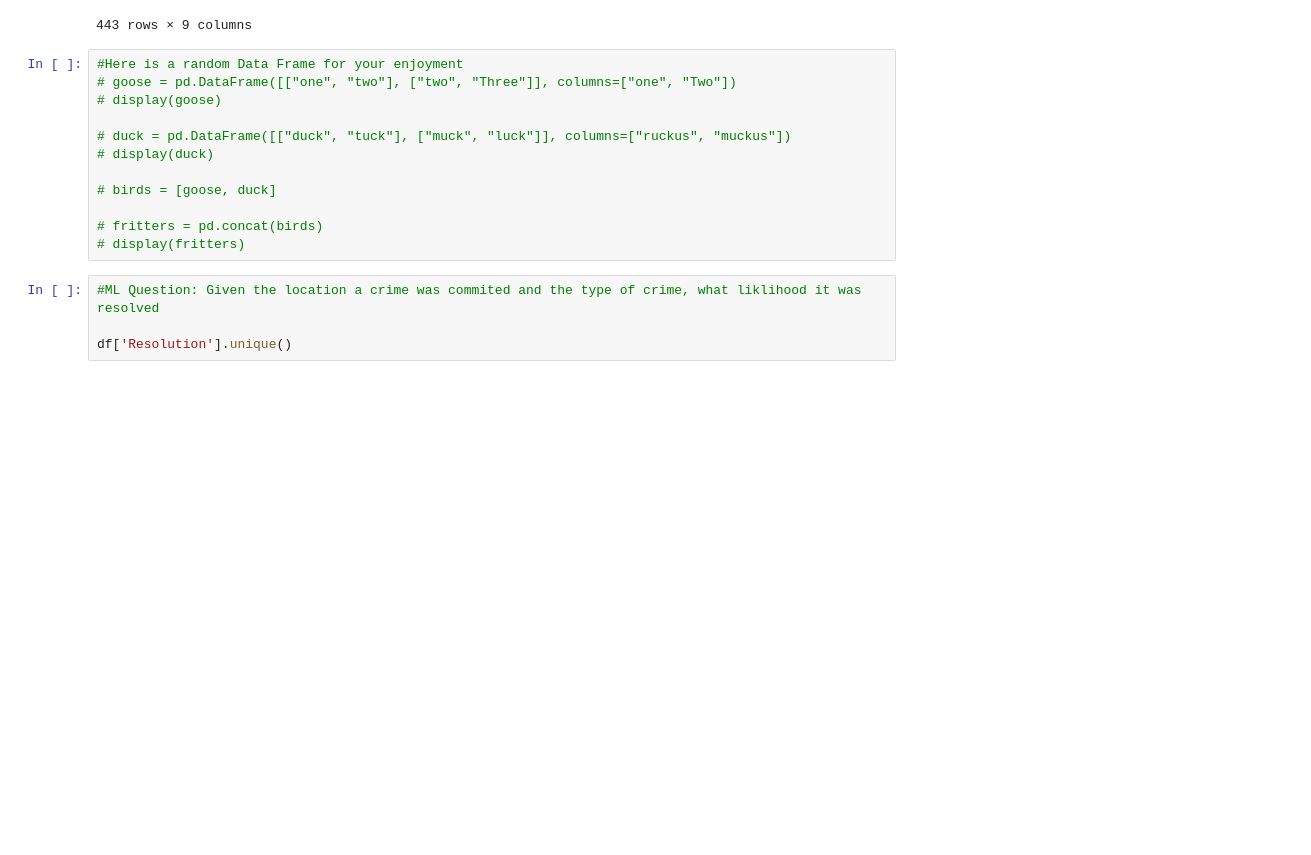
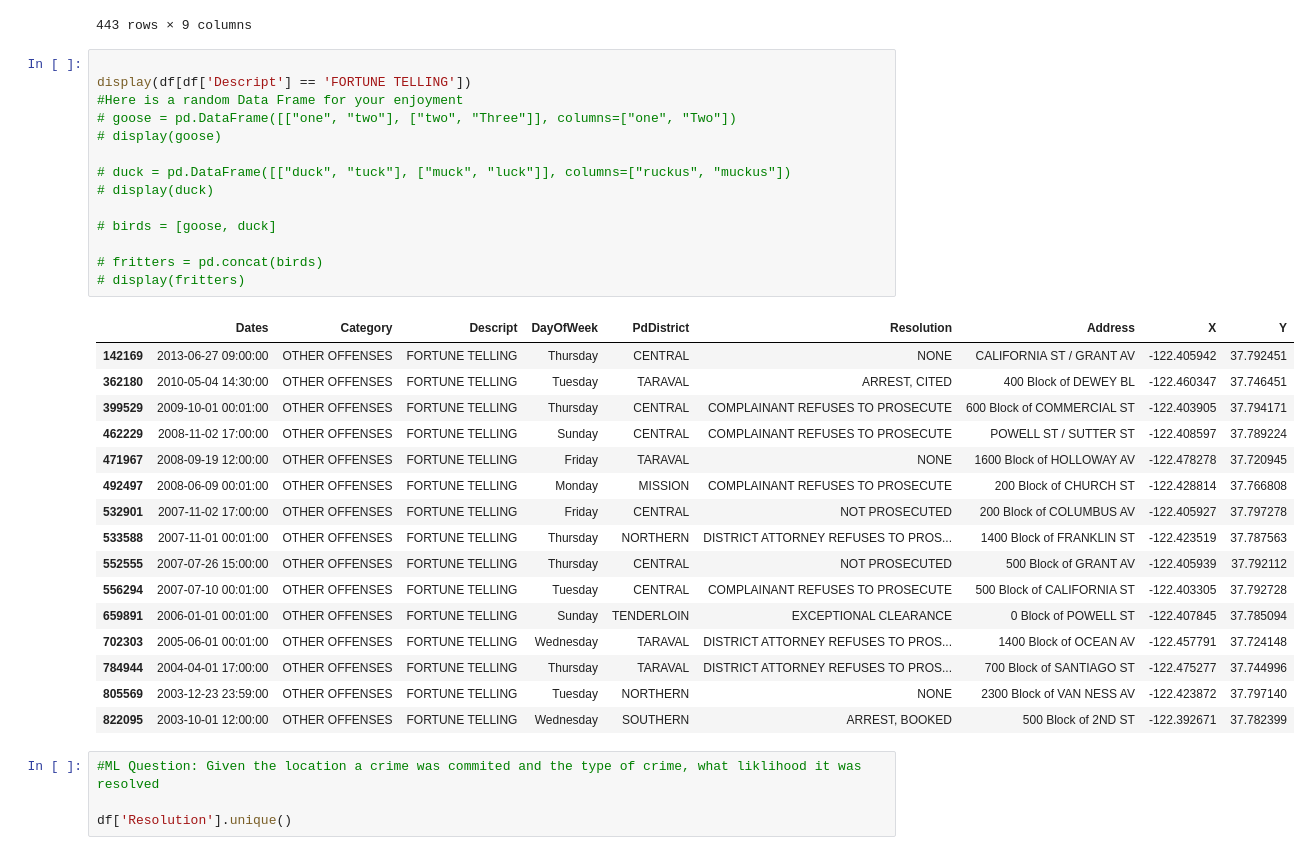
Before and after one commit to JSitter/DS-2-Machine-Learning, a Jupyter notebook: sf-crime.ipynb, the cells around one changed output. Cells and saved outputs as stored; diff of their text form; blank space fills up the shorter version.

```diff
--- a/sf-crime.ipynb
+++ b/sf-crime.ipynb
@@ -176,17 +176,36 @@ df[df["Descript"] == "DANGER OF LEADING IMMORAL LIFE"]
 | 877440 | 2003-01-07 14:08:00 | OTHER OFFENSES | DANGER OF LEADING IMMORAL LIFE | Tuesday | TENDERLOIN | ARREST, BOOKED | 0 Block of UNITED NATIONS PZ | -122.414312 | 37.779834 |
 443 rows × 9 columns
 # %%
+
+display(df[df['Descript'] == 'FORTUNE TELLING'])
 #Here is a random Data Frame for your enjoyment
 # goose = pd.DataFrame([["one", "two"], ["two", "Three"]], columns=["one", "Two"])
 # display(goose)
 
 # duck = pd.DataFrame([["duck", "tuck"], ["muck", "luck"]], columns=["ruckus", "muckus"])
 # display(duck)
 
 # birds = [goose, duck]
 
 # fritters = pd.concat(birds)
 # display(fritters)
+# %% [output]
+|  | Dates | Category | Descript | DayOfWeek | PdDistrict | Resolution | Address | X | Y |
+| 142169 | 2013-06-27 09:00:00 | OTHER OFFENSES | FORTUNE TELLING | Thursday | CENTRAL | NONE | CALIFORNIA ST / GRANT AV | -122.405942 | 37.792451 |
+| 362180 | 2010-05-04 14:30:00 | OTHER OFFENSES | FORTUNE TELLING | Tuesday | TARAVAL | ARREST, CITED | 400 Block of DEWEY BL | -122.460347 | 37.746451 |
+| 399529 | 2009-10-01 00:01:00 | OTHER OFFENSES | FORTUNE TELLING | Thursday | CENTRAL | COMPLAINANT REFUSES TO PROSECUTE | 600 Block of COMMERCIAL ST | -122.403905 | 37.794171 |
+| 462229 | 2008-11-02 17:00:00 | OTHER OFFENSES | FORTUNE TELLING | Sunday | CENTRAL | COMPLAINANT REFUSES TO PROSECUTE | POWELL ST / SUTTER ST | -122.408597 | 37.789224 |
+| 471967 | 2008-09-19 12:00:00 | OTHER OFFENSES | FORTUNE TELLING | Friday | TARAVAL | NONE | 1600 Block of HOLLOWAY AV | -122.478278 | 37.720945 |
+| 492497 | 2008-06-09 00:01:00 | OTHER OFFENSES | FORTUNE TELLING | Monday | MISSION | COMPLAINANT REFUSES TO PROSECUTE | 200 Block of CHURCH ST | -122.428814 | 37.766808 |
+| 532901 | 2007-11-02 17:00:00 | OTHER OFFENSES | FORTUNE TELLING | Friday | CENTRAL | NOT PROSECUTED | 200 Block of COLUMBUS AV | -122.405927 | 37.797278 |
+| 533588 | 2007-11-01 00:01:00 | OTHER OFFENSES | FORTUNE TELLING | Thursday | NORTHERN | DISTRICT ATTORNEY REFUSES TO PROS... | 1400 Block of FRANKLIN ST | -122.423519 | 37.787563 |
+| 552555 | 2007-07-26 15:00:00 | OTHER OFFENSES | FORTUNE TELLING | Thursday | CENTRAL | NOT PROSECUTED | 500 Block of GRANT AV | -122.405939 | 37.792112 |
+| 556294 | 2007-07-10 00:01:00 | OTHER OFFENSES | FORTUNE TELLING | Tuesday | CENTRAL | COMPLAINANT REFUSES TO PROSECUTE | 500 Block of CALIFORNIA ST | -122.403305 | 37.792728 |
+| 659891 | 2006-01-01 00:01:00 | OTHER OFFENSES | FORTUNE TELLING | Sunday | TENDERLOIN | EXCEPTIONAL CLEARANCE | 0 Block of POWELL ST | -122.407845 | 37.785094 |
+| 702303 | 2005-06-01 00:01:00 | OTHER OFFENSES | FORTUNE TELLING | Wednesday | TARAVAL | DISTRICT ATTORNEY REFUSES TO PROS... | 1400 Block of OCEAN AV | -122.457791 | 37.724148 |
+| 784944 | 2004-04-01 17:00:00 | OTHER OFFENSES | FORTUNE TELLING | Thursday | TARAVAL | DISTRICT ATTORNEY REFUSES TO PROS... | 700 Block of SANTIAGO ST | -122.475277 | 37.744996 |
+| 805569 | 2003-12-23 23:59:00 | OTHER OFFENSES | FORTUNE TELLING | Tuesday | NORTHERN | NONE | 2300 Block of VAN NESS AV | -122.423872 | 37.797140 |
+| 822095 | 2003-10-01 12:00:00 | OTHER OFFENSES | FORTUNE TELLING | Wednesday | SOUTHERN | ARREST, BOOKED | 500 Block of 2ND ST | -122.392671 | 37.782399 |
 # %%
 #ML Question: Given the location a crime was commited and the type of crime, what liklihood it was resolved
 
```
Also changed, not shown: parts of 8 cells of this notebook.
